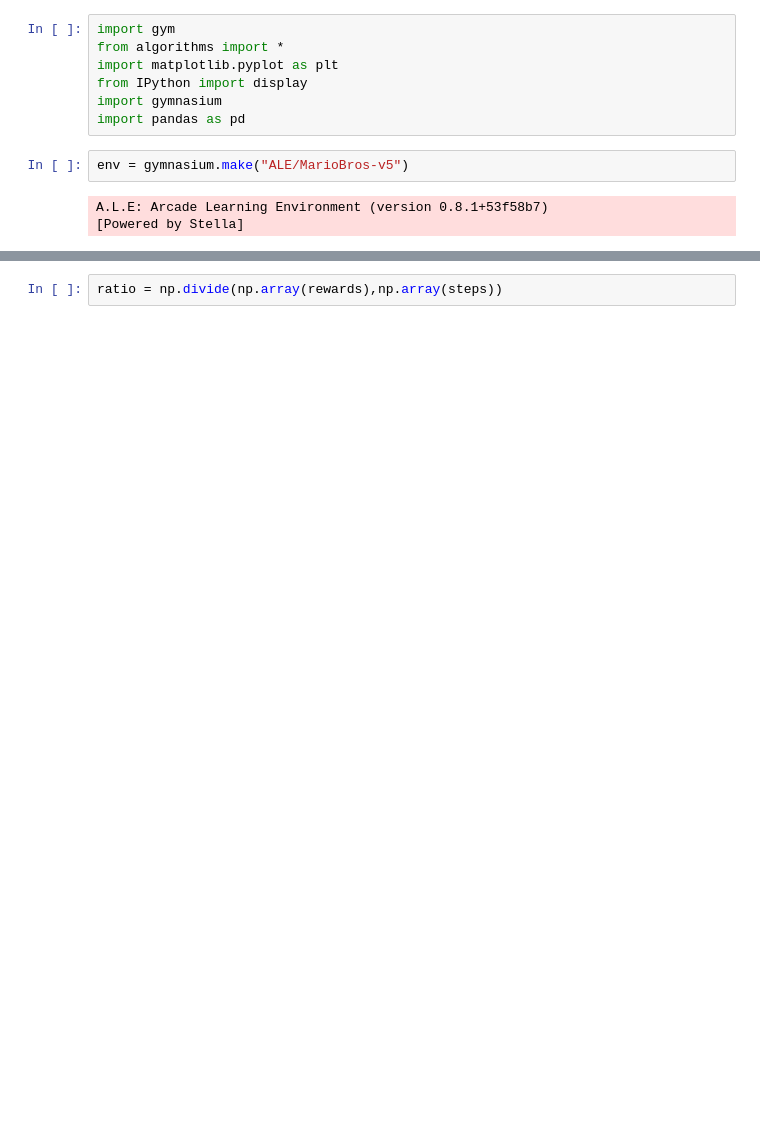
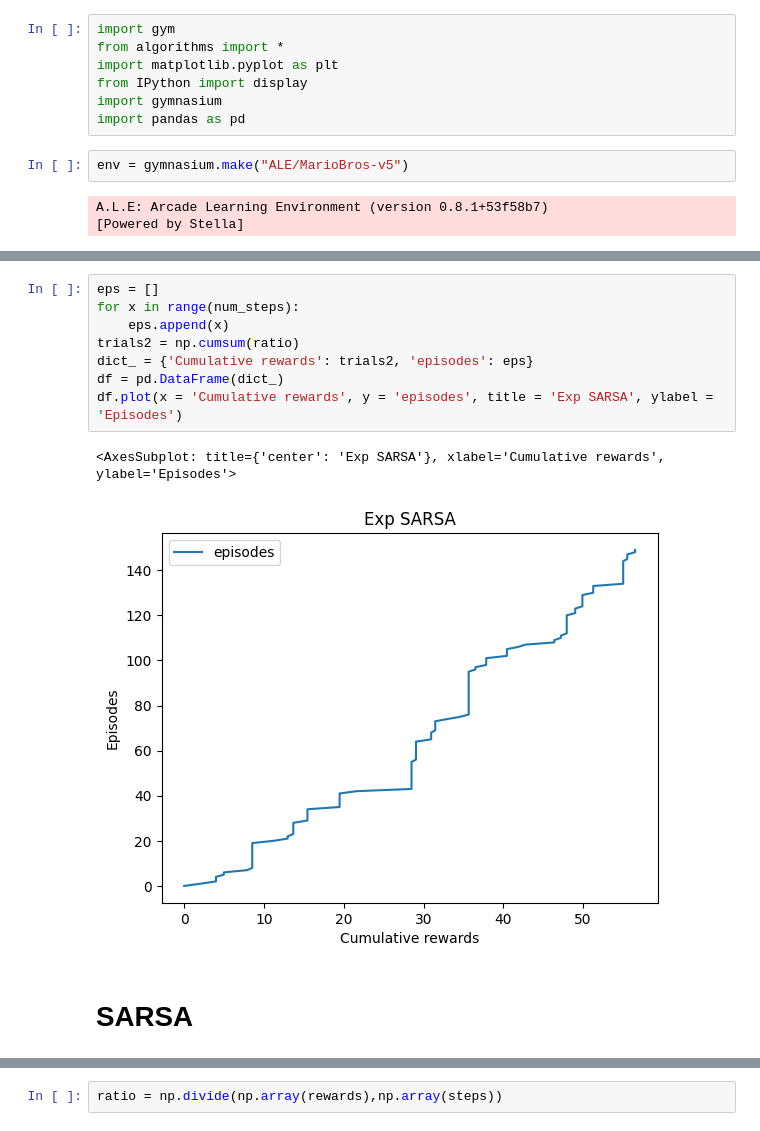
Before and after one commit to skulkarni115/Breakout-RL, a Jupyter notebook: main.ipynb, the cells around one changed output, grey strips where cells are left out. Drawn from its saved outputs; the diff is of its cells as text; blank space fills up the shorter version.

```diff
--- a/main.ipynb
+++ b/main.ipynb
@@ -12,0 +37,13 @@ A.L.E: Arcade Learning Environment (version 0.8.1+53f58b7)
+# %%
+eps = []
+for x in range(num_steps):
+    eps.append(x)
+trials2 = np.cumsum(ratio)
+dict_ = {'Cumulative rewards': trials2, 'episodes': eps}
+df = pd.DataFrame(dict_)
+df.plot(x = 'Cumulative rewards', y = 'episodes', title = 'Exp SARSA', ylabel = 'Episodes')
+# %% [output]
+<AxesSubplot: title={'center': 'Exp SARSA'}, xlabel='Cumulative rewards', ylabel='Episodes'>
+[figure, added]
+# %% [markdown]
+# SARSA
```
Also changed, not shown: parts of 30 cells of this notebook.
